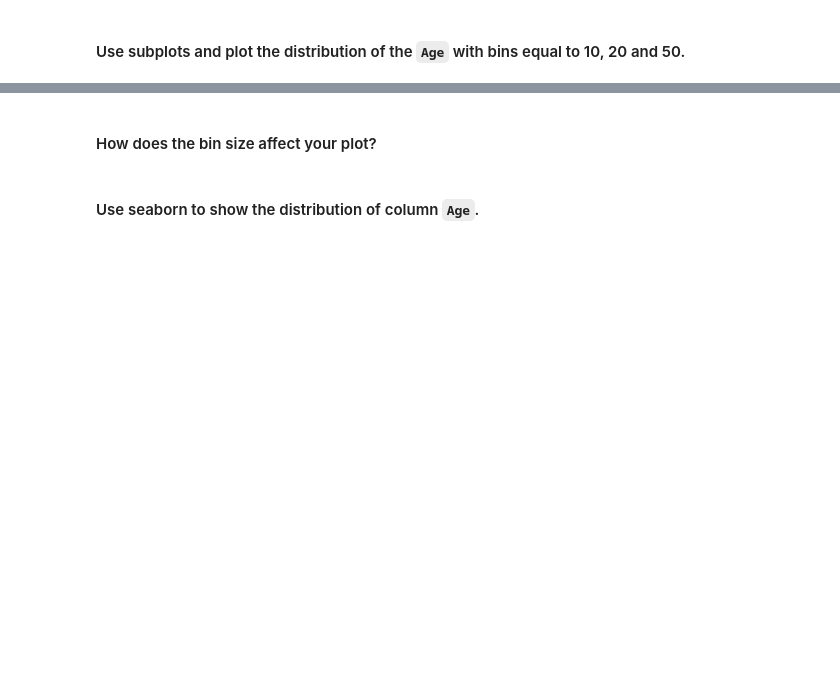
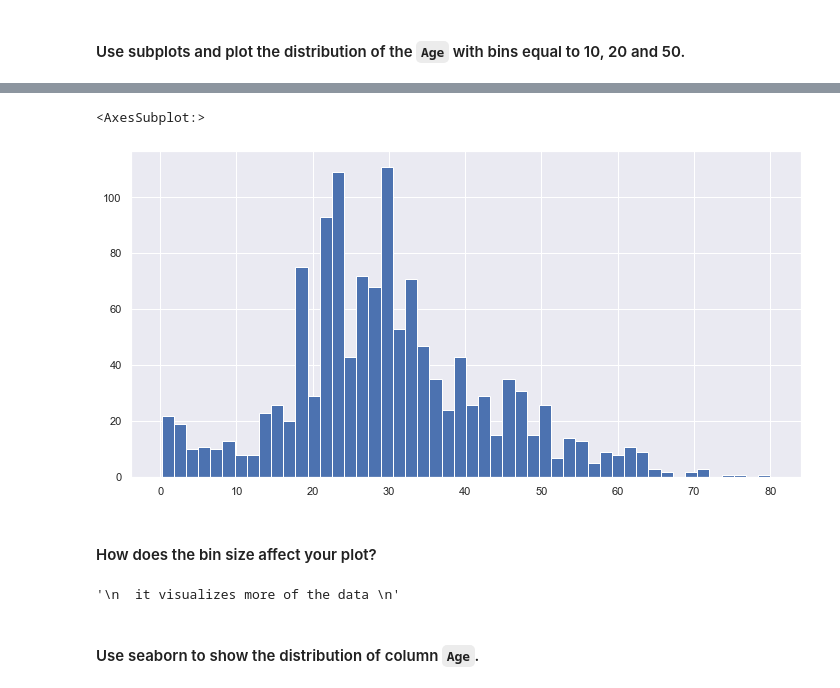
Before and after one commit to Ironhack-Data-BCN-July-2022/lab-matplotlib-seaborn, a Jupyter notebook: your-code/matplotlib.ipynb, the cells around one changed output, grey strips where cells are left out. Drawn from its saved outputs; the diff is of its cells as text; code cells hidden in the pictures; blank space fills up the shorter version.

```diff
--- a/your-code/matplotlib.ipynb
+++ b/your-code/matplotlib.ipynb
@@ -176,2 +207,7 @@ titanic.select_dtypes('object')
+# %%
+titanic['Age'].hist(bins=50)
+# %% [output]
+<AxesSubplot:>
+[figure, added]
 # %% [markdown]
 #### How does the bin size affect your plot?
@@ -182,3 +214,9 @@ your comments here
+# %%
+"""
+  it visualizes more of the data
+"""
+# %% [output]
+'\n  it visualizes more of the data \n'
 # %% [markdown]
 #### Use seaborn to show the distribution of column `Age`.
 # %%
```
Also changed, not shown: parts of 29 cells of this notebook.
